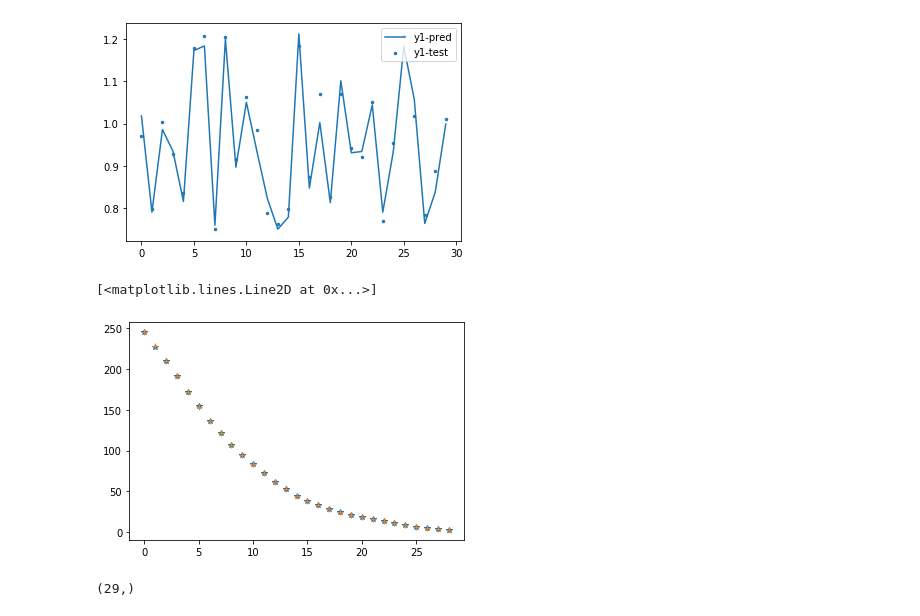
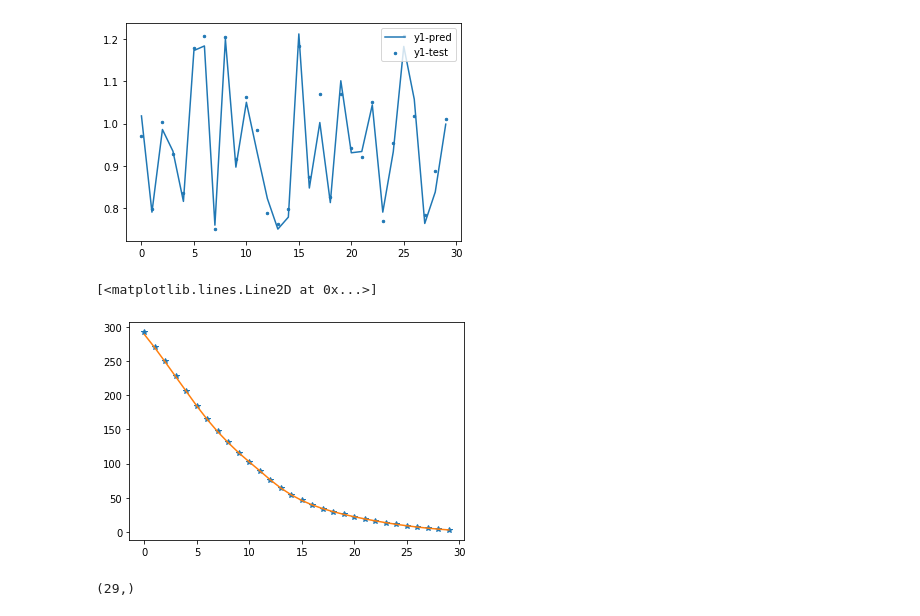
Before and after one commit to abhishek-jana/HODProject, a Jupyter notebook: HOD model using WP and machine learning-reverse.ipynb, the cells around one changed output. Saved outputs shown, nothing was run; the diff lists cells and outputs as text; code cells hidden in the pictures.

```diff
--- a/HOD model using WP and machine learning-reverse.ipynb
+++ b/HOD model using WP and machine learning-reverse.ipynb
@@ -216,11 +223,11 @@ plt.show()
 # %% [output]
 [figure]
 # %%
-plt.plot(np.arange(29),y_test.iloc[2,:],'*')
-plt.plot(np.arange(29),y_rf[2],'+')
+plt.plot(np.arange(30),y_test.iloc[2,:],'*')
+plt.plot(np.arange(30),y_rf[2])
 # %% [output]
 [<matplotlib.lines.Line2D at 0x...>]
-[figure, old version]
+[figure, new version]
 # %%
 y_rf[0]
 # %% [output]
```
Also changed, not shown: parts of 4 cells of this notebook, 20 other files.
